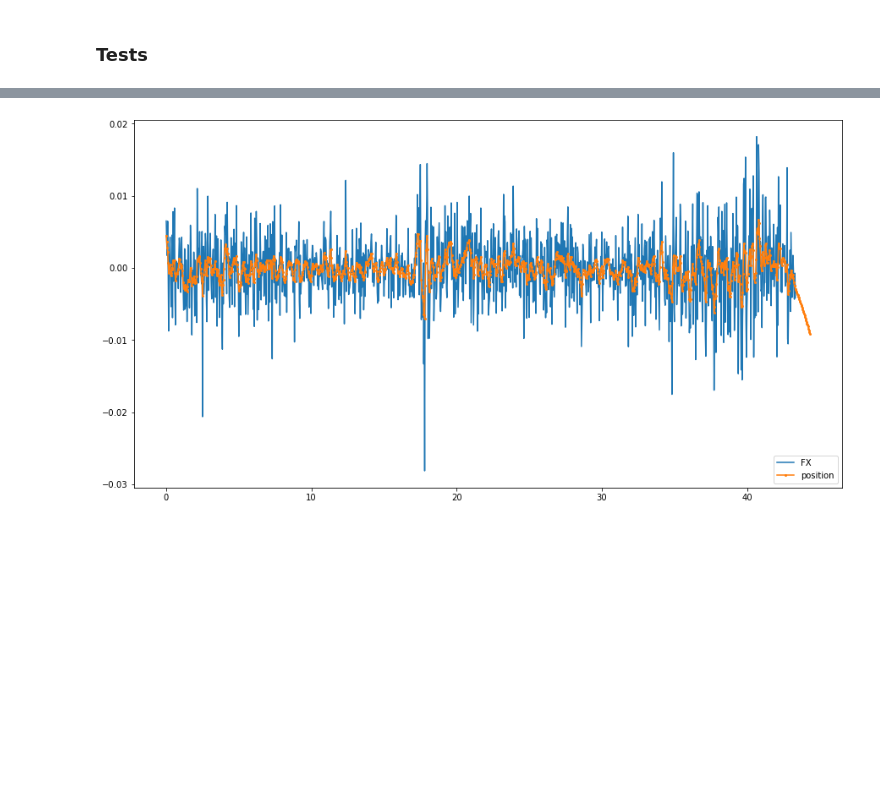
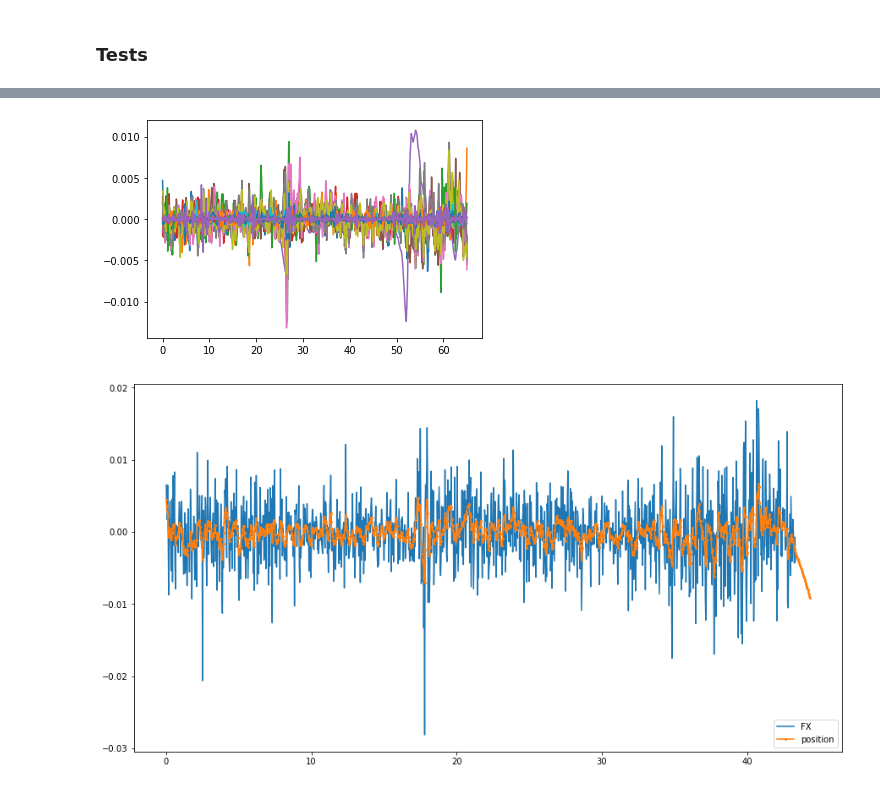
Before and after one commit to hallurx8/cornell_projects, a Jupyter notebook: Opt_proj/data_processing.ipynb, the cells around one changed output, grey strips where cells are left out. Cells and saved outputs as stored; diff of their text form; code cells hidden in the pictures; blank space fills up the shorter version.

```diff
--- a/Opt_proj/data_processing.ipynb
+++ b/Opt_proj/data_processing.ipynb
@@ -304,3 +454,8 @@ print(V)
+# %%
+for i in range(15):
+    plt.plot(t, r_km[:,i])
+# %% [output]
+[figure, added]
 # %%
 #predicting nexxt 30 steps
 fwd_steps = 30
```
Also changed, not shown: parts of 22 cells of this notebook, 19 other files.
